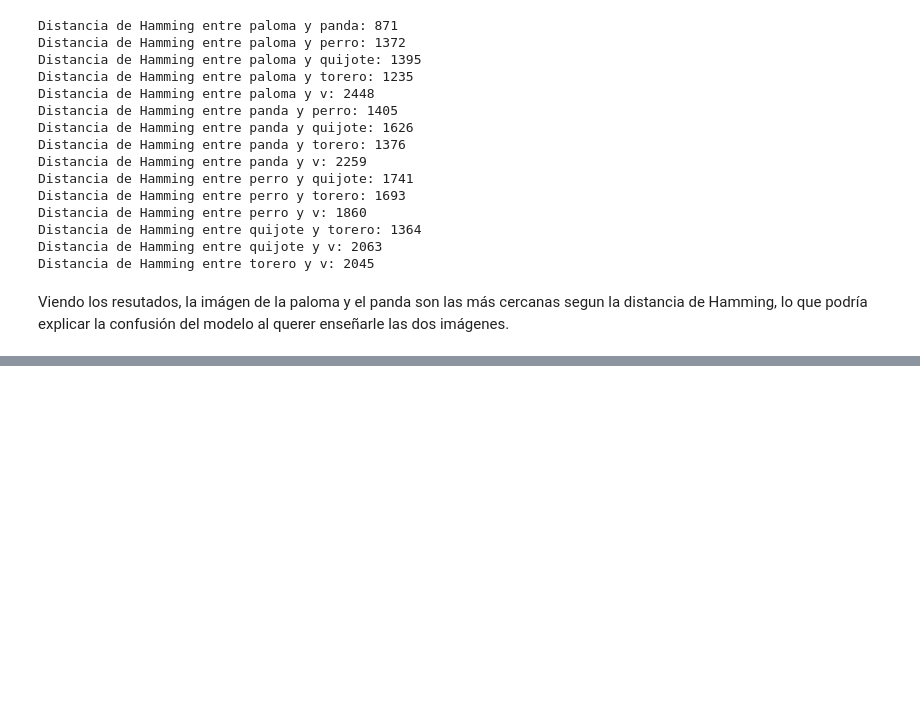
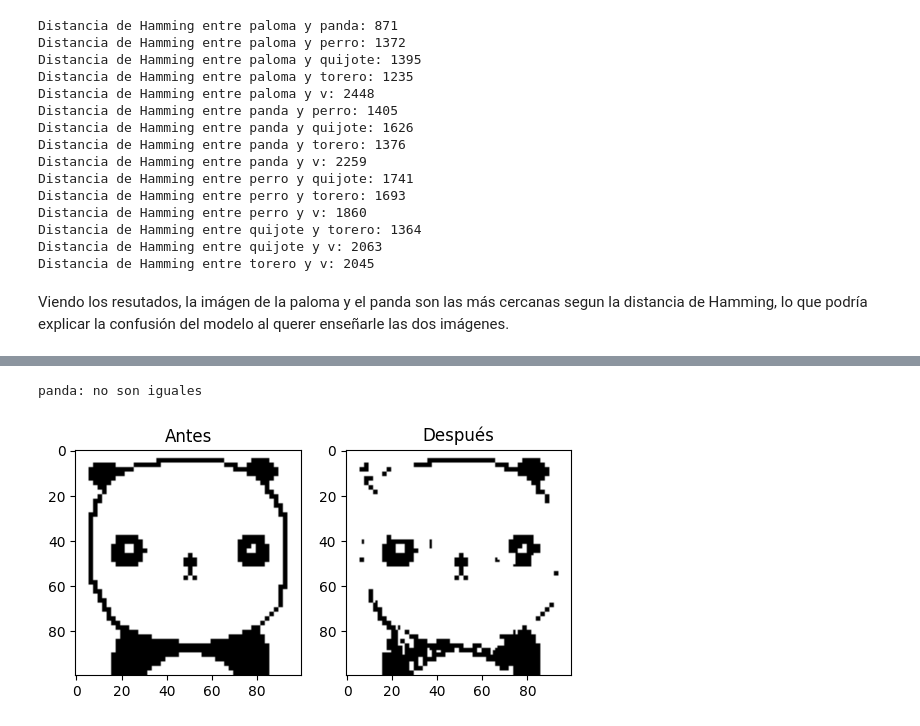
Before and after one commit to Icavicchioli/Redes-neuronales, a Jupyter notebook: Ej1_tp1.ipynb, the cells around one changed output, grey strips where cells are left out. Saved outputs shown, nothing was run; the diff lists cells and outputs as text; code cells hidden in the pictures; blank space fills up the shorter version.

```diff
--- a/Ej1_tp1.ipynb
+++ b/Ej1_tp1.ipynb
@@ -546,0 +569,6 @@ En resumen, la red de 60x60 no fue capaz de aprender todas las imágenes, y se c
+# %%
+step = chequear_memoria("panda:",W3,panda_res)
+mostrar_par_antes_desp_img(panda_res,step,forma)
+# %% [output]
+panda: no son iguales
+[figure, added]
```
Also changed, not shown: parts of 12 cells of this notebook, 1 other file.
